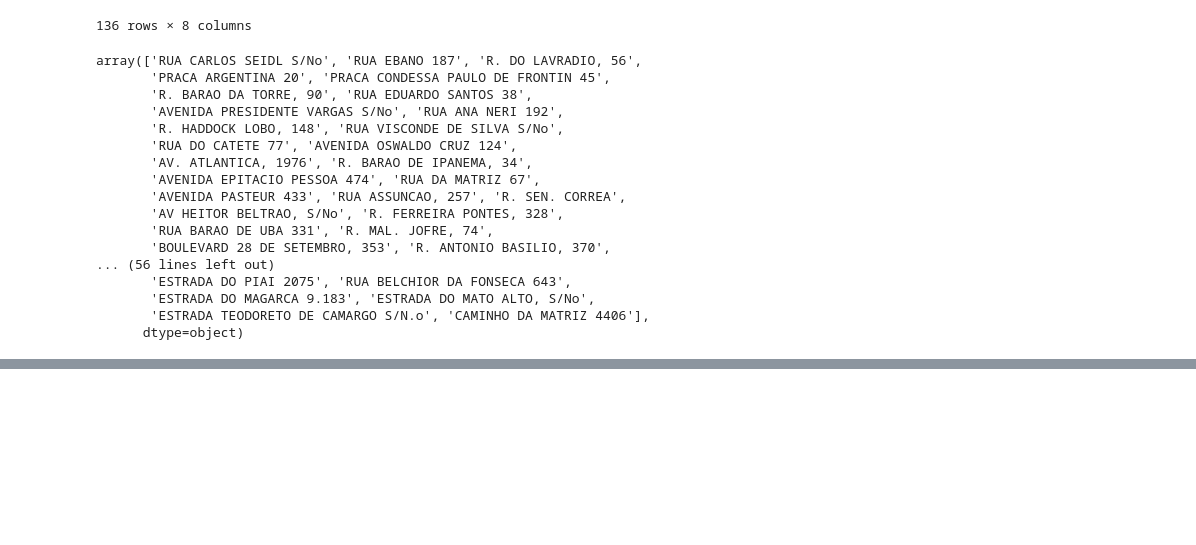
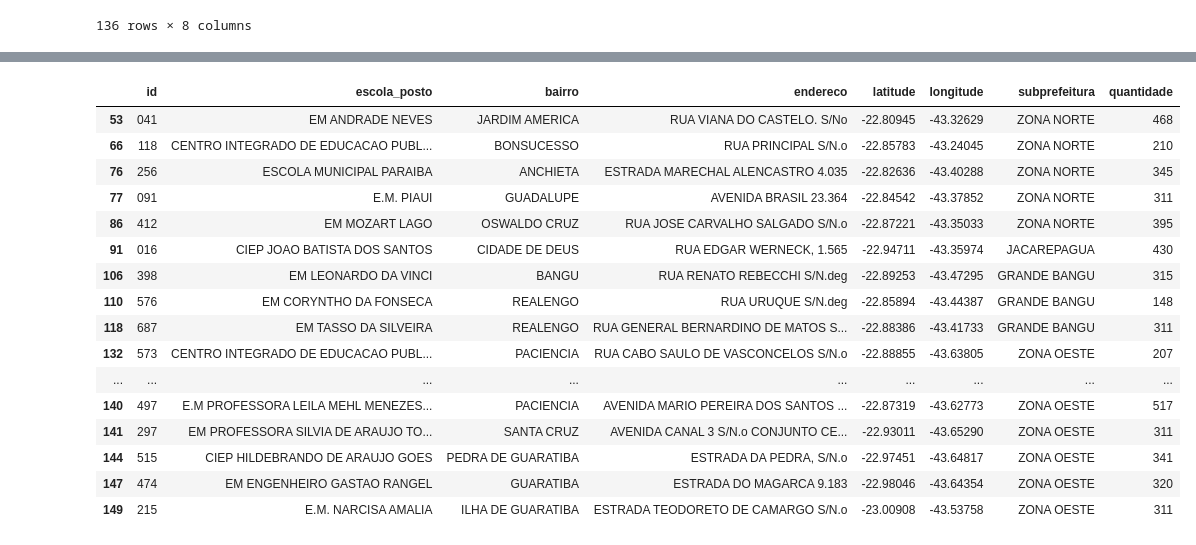
Before and after one commit to mainanina/projeto_final_tecnicas_programacao, a Jupyter notebook: projeto_final_3.ipynb, the cells around one changed output, grey strips where cells are left out. Saved outputs shown, nothing was run; the diff lists cells and outputs as text; code cells hidden in the pictures; blank space fills up the shorter version.

```diff
--- a/projeto_final_3.ipynb
+++ b/projeto_final_3.ipynb
@@ -355,26 +356,6 @@ df_entregas
 | 149 | 215 | E.M. NARCISA AMALIA | ILHA DE GUARATIBA | ESTRADA TEODORETO DE CAMARGO S/N.o | -23.00908 | -43.53758 | ZONA OESTE | 311 |
 | 150 | 606 | EM PROFESSOR CASTILHO | ILHA DE GUARATIBA | CAMINHO DA MATRIZ 4406 | -22.99412 | -43.59368 | ZONA OESTE | 521 |
 136 rows × 8 columns
-# %%
-df_entregas['endereco'].unique()
-# %% [output]
-array(['RUA CARLOS SEIDL S/No', 'RUA EBANO 187', 'R. DO LAVRADIO, 56',
-       'PRACA ARGENTINA 20', 'PRACA CONDESSA PAULO DE FRONTIN 45',
-       'R. BARAO DA TORRE, 90', 'RUA EDUARDO SANTOS 38',
-       'AVENIDA PRESIDENTE VARGAS S/No', 'RUA ANA NERI 192',
-       'R. HADDOCK LOBO, 148', 'RUA VISCONDE DE SILVA S/No',
-       'RUA DO CATETE 77', 'AVENIDA OSWALDO CRUZ 124',
-       'AV. ATLANTICA, 1976', 'R. BARAO DE IPANEMA, 34',
-       'AVENIDA EPITACIO PESSOA 474', 'RUA DA MATRIZ 67',
-       'AVENIDA PASTEUR 433', 'RUA ASSUNCAO, 257', 'R. SEN. CORREA',
-       'AV HEITOR BELTRAO, S/No', 'R. FERREIRA PONTES, 328',
-       'RUA BARAO DE UBA 331', 'R. MAL. JOFRE, 74',
-       'BOULEVARD 28 DE SETEMBRO, 353', 'R. ANTONIO BASILIO, 370',
-... (56 lines left out)
-       'ESTRADA DO PIAI 2075', 'RUA BELCHIOR DA FONSECA 643',
-       'ESTRADA DO MAGARCA 9.183', 'ESTRADA DO MATO ALTO, S/No',
-       'ESTRADA TEODORETO DE CAMARGO S/N.o', 'CAMINHO DA MATRIZ 4406'],
-      dtype=object)
 # %%
 df_entregas[df_entregas['endereco'].str.contains(r'\.')]
 # %% [output]
@@ -395,3 +376,34 @@ df_entregas[df_entregas['endereco'].str.contains(r'\.')]
 | 144 | 515 | CIEP HILDEBRANDO DE ARAUJO GOES | PEDRA DE GUARATIBA | ESTRADA DA PEDRA, S/N.o | -22.97451 | -43.64817 | ZONA OESTE | 341 |
 | 147 | 474 | EM ENGENHEIRO GASTAO RANGEL | GUARATIBA | ESTRADA DO MAGARCA 9.183 | -22.98046 | -43.64354 | ZONA OESTE | 320 |
 | 149 | 215 | E.M. NARCISA AMALIA | ILHA DE GUARATIBA | ESTRADA TEODORETO DE CAMARGO S/N.o | -23.00908 | -43.53758 | ZONA OESTE | 311 |
+# %%
+df_entregas['endereco'] = df_entregas['endereco'].apply(lambda x: unidecode(x).replace('R.', 'RUA'))
+df_entregas['endereco'] = df_entregas['endereco'].apply(lambda x: unidecode(x).replace('AV.', 'AVENIDA'))
+df_entregas['endereco'] = df_entregas['endereco'].apply(lambda x: unidecode(x).replace('PCA.', 'PRACA'))
+df_entregas['endereco'] = df_entregas['endereco'].apply(lambda x: unidecode(x).replace('ESTR.', 'ESTRADA'))
+df_entregas['endereco'] = df_entregas['endereco'].apply(lambda x: unidecode(x).replace('ALM.', 'ALMIRANTE'))
+df_entregas['endereco'] = df_entregas['endereco'].apply(lambda x: unidecode(x).replace('SEN.', 'SENADOR'))
+df_entregas['endereco'] = df_entregas['endereco'].apply(lambda x: unidecode(x).replace('MAL.', 'MARECHAL'))
+df_entregas['endereco'] = df_entregas['endereco'].apply(lambda x: unidecode(x).replace('ENG.', 'ENGENHEIRO'))
+df_entregas['endereco'] = df_entregas['endereco'].apply(lambda x: unidecode(x).replace('SD.', 'SOLDADO'))
+df_entregas['endereco'] = df_entregas['endereco'].apply(lambda x: unidecode(x).replace('CONJ.', 'CONJUNTO'))
+# %%
+df_entregas[df_entregas['endereco'].str.contains(r'\.')]
+# %% [output]
+|  | id | escola_posto | bairro | endereco | latitude | longitude | subprefeitura | quantidade |
+| 53 | 041 | EM ANDRADE NEVES | JARDIM AMERICA | RUA VIANA DO CASTELO. S/No | -22.80945 | -43.32629 | ZONA NORTE | 468 |
+| 66 | 118 | CENTRO INTEGRADO DE EDUCACAO PUBL... | BONSUCESSO | RUA PRINCIPAL S/N.o | -22.85783 | -43.24045 | ZONA NORTE | 210 |
+| 76 | 256 | ESCOLA MUNICIPAL PARAIBA | ANCHIETA | ESTRADA MARECHAL ALENCASTRO 4.035 | -22.82636 | -43.40288 | ZONA NORTE | 345 |
+| 77 | 091 | E.M. PIAUI | GUADALUPE | AVENIDA BRASIL 23.364 | -22.84542 | -43.37852 | ZONA NORTE | 311 |
+| 86 | 412 | EM MOZART LAGO | OSWALDO CRUZ | RUA JOSE CARVALHO SALGADO S/N.o | -22.87221 | -43.35033 | ZONA NORTE | 395 |
+| 91 | 016 | CIEP JOAO BATISTA DOS SANTOS | CIDADE DE DEUS | RUA EDGAR WERNECK, 1.565 | -22.94711 | -43.35974 | JACAREPAGUA | 430 |
+| 106 | 398 | EM LEONARDO DA VINCI | BANGU | RUA RENATO REBECCHI S/N.deg | -22.89253 | -43.47295 | GRANDE BANGU | 315 |
+| 110 | 576 | EM CORYNTHO DA FONSECA | REALENGO | RUA URUQUE S/N.deg | -22.85894 | -43.44387 | GRANDE BANGU | 148 |
+| 118 | 687 | EM TASSO DA SILVEIRA | REALENGO | RUA GENERAL BERNARDINO DE MATOS S... | -22.88386 | -43.41733 | GRANDE BANGU | 311 |
+| 132 | 573 | CENTRO INTEGRADO DE EDUCACAO PUBL... | PACIENCIA | RUA CABO SAULO DE VASCONCELOS S/N.o | -22.88855 | -43.63805 | ZONA OESTE | 207 |
+| ... | ... | ... | ... | ... | ... | ... | ... | ... |
+| 140 | 497 | E.M PROFESSORA LEILA MEHL MENEZES... | PACIENCIA | AVENIDA MARIO PEREIRA DOS SANTOS ... | -22.87319 | -43.62773 | ZONA OESTE | 517 |
+| 141 | 297 | EM PROFESSORA SILVIA DE ARAUJO TO... | SANTA CRUZ | AVENIDA CANAL 3 S/N.o CONJUNTO CE... | -22.93011 | -43.65290 | ZONA OESTE | 311 |
+| 144 | 515 | CIEP HILDEBRANDO DE ARAUJO GOES | PEDRA DE GUARATIBA | ESTRADA DA PEDRA, S/N.o | -22.97451 | -43.64817 | ZONA OESTE | 341 |
+| 147 | 474 | EM ENGENHEIRO GASTAO RANGEL | GUARATIBA | ESTRADA DO MAGARCA 9.183 | -22.98046 | -43.64354 | ZONA OESTE | 320 |
+| 149 | 215 | E.M. NARCISA AMALIA | ILHA DE GUARATIBA | ESTRADA TEODORETO DE CAMARGO S/N.o | -23.00908 | -43.53758 | ZONA OESTE | 311 |
```
Also changed, not shown: parts of 2 cells of this notebook.
